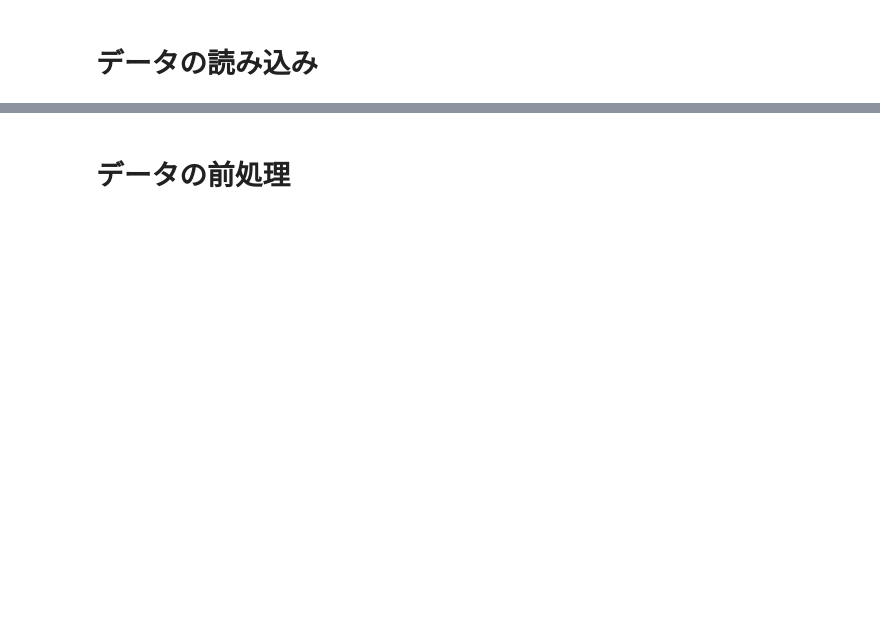
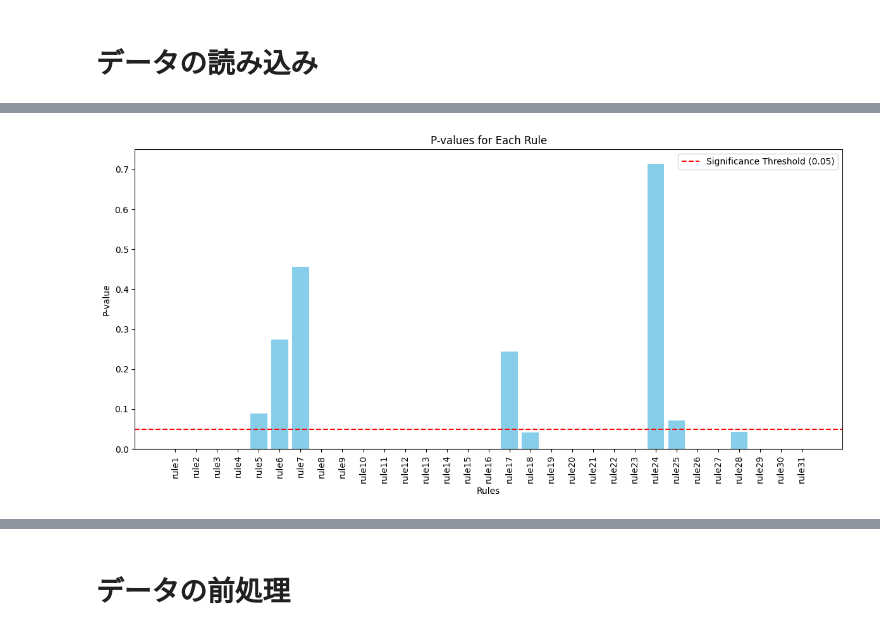
Before and after one commit to ku6kaw/Abstract-evaluation-by-Gemini, a Jupyter notebook: src/analysis/results_analysis.ipynb, the cells around one changed output, grey strips where cells are left out. Cells and saved outputs as stored; diff of their text form; code cells hidden in the pictures; blank space fills up the shorter version.

```diff
--- a/src/analysis/results_analysis.ipynb
+++ b/src/analysis/results_analysis.ipynb
@@ -6,0 +12,31 @@ import pandas as pd
+# %%
+# 対象となるルールを抽出（rule1 ~ rule31）
+rules = [f'rule{i}' for i in range(1, 32)]
+
+# 結果を格納するリスト
+results = []
+
+# 各ルールについてZ検定を実行
+for rule in rules:
+    # yesの数をカウント
+    high_yes = (high_df[rule] == 'yes').sum()
+    low_yes = (low_df[rule] == 'yes').sum()
+
+    # サンプルサイズを取得
+    high_total = len(high_df)
+    low_total = len(low_df)
+
+    # Z検定の実行
+    count = [high_yes, low_yes]  # 成功回数
+    nobs = [high_total, low_total]  # サンプルサイズ
+
+    stat, p_value = proportions_ztest(count, nobs, alternative='two-sided')
+
+    # 結果をリストに追加
+    results.append({'Rule': rule, 'Z-statistic': stat, 'P-value': p_value})
+
+# 結果をデータフレームに変換
+results_df = pd.DataFrame(results)
+
+# 検定結果を出力
+print(results_df)
@@ -6,0 +61,14 @@ import pandas as pd
+# %%
+# グラフを作成
+plt.figure(figsize=(12, 6))
+plt.bar(results_df['Rule'], results_df['P-value'], color='skyblue')
+plt.axhline(y=0.05, color='red', linestyle='--', label='Significance Threshold (0.05)')
+plt.xlabel('Rules')
+plt.ylabel('P-value')
+plt.title('P-values for Each Rule')
+plt.xticks(rotation=90)
+plt.legend()
+plt.tight_layout()
+plt.show()
+# %% [output]
+[figure, added]
```
Also changed, not shown: parts of 12 cells of this notebook, 33 other files.
